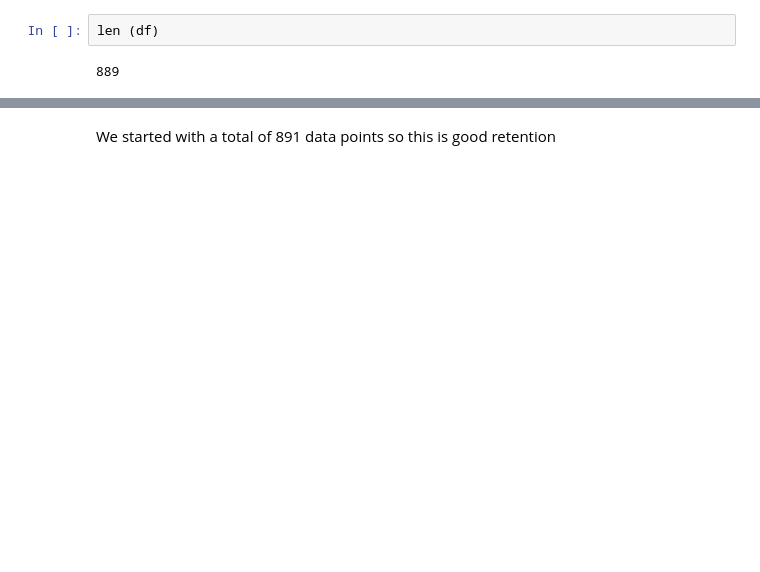
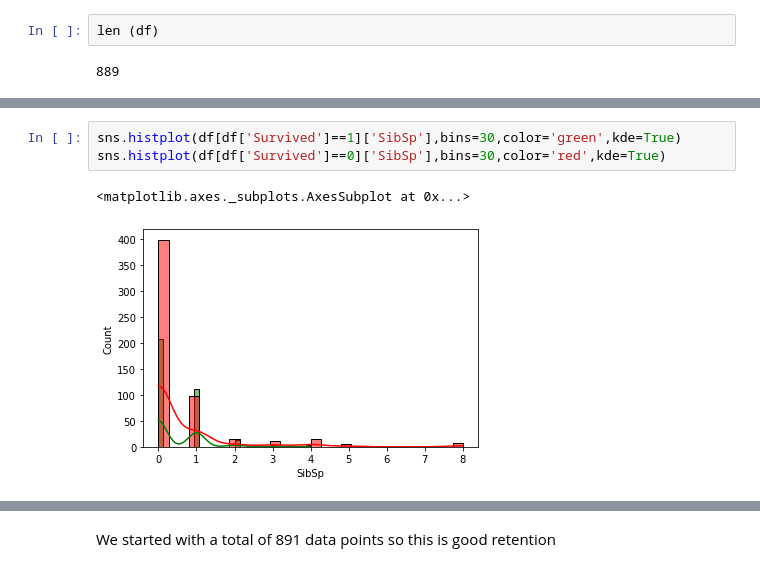
Before and after one commit to janjuatest/Titanic-Dataset, a Jupyter notebook: Titanic_Dataset.ipynb, the cells around one changed output, grey strips where cells are left out. Cells and saved outputs as stored; diff of their text form; blank space fills up the shorter version.

```diff
--- a/Titanic_Dataset.ipynb
+++ b/Titanic_Dataset.ipynb
@@ -300,0 +324,6 @@ len (df)
+# %%
+sns.histplot(df[df['Survived']==1]['SibSp'],bins=30,color='green',kde=True)
+sns.histplot(df[df['Survived']==0]['SibSp'],bins=30,color='red',kde=True)
+# %% [output]
+<matplotlib.axes._subplots.AxesSubplot at 0x...>
+[figure, added]
```
Also changed, not shown: parts of 48 cells of this notebook.
